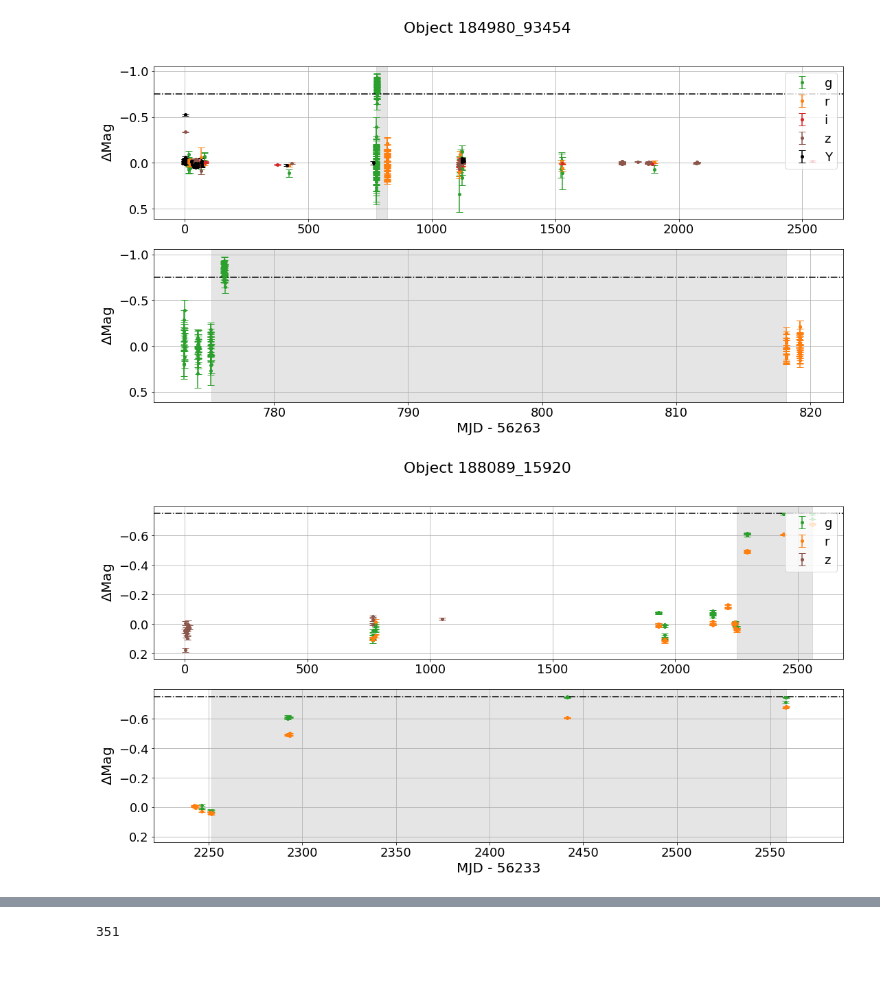
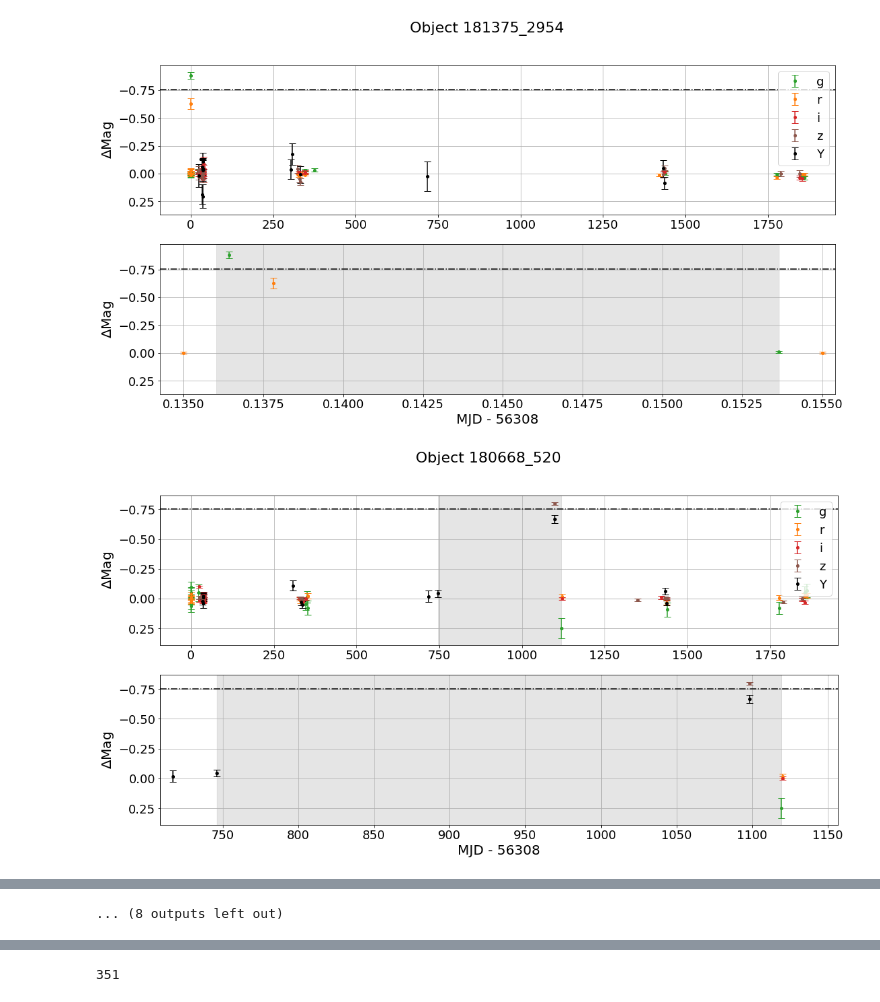
Before and after one commit to adriansh95/StringMicrolensing, a Jupyter notebook: analyze_nsc_lensing_candidates.ipynb, the cells around one changed output, grey strips where cells are left out. Drawn from its saved outputs; the diff is of its cells as text; code cells hidden in the pictures; blank space fills up the shorter version.

```diff
--- a/analyze_nsc_lensing_candidates.ipynb
+++ b/analyze_nsc_lensing_candidates.ipynb
@@ -14,13 +41,22 @@ fig_dir = "/dlusers/adriansh/work/analyses/plots/strings/"
+# %%
+results_df = datalab_utils.make_lensing_dataframe(background_df)
 # %%
-def foo(df):
+def count_samples(df):
     n_samples = len(df)
     n_baseline = df["cluster_label"].sum()
     n_bright = n_samples - n_baseline
     data = {"n_baseline": [n_baseline], "n_bright": [n_bright]}
     result = pd.DataFrame(data=data, index=[df.iloc[0, 0]])
     return result
+
+def is_multichromatic(s):
+    vals = Counter(s).values()
+    result = (len(vals) > 1) and ((np.array(list(vals)) > 1).all())
+    return result
-# %%
-lc_df = pd.read_parquet("/dlusers/adriansh/work/analyses/results/strings/temp/lensed_lightcurves_all.parquet")
-# lc_df = pd.concat([pd.read_parquet(f"/dlusers/adriansh/work/analyses/results/strings/temp/lensed_lightcurves_batch{i}.parquet").assign(batch=i)
-#                    for i in range(67)])
-results_df = pd.read_parquet("/dlusers/adriansh/work/analyses/results/strings/temp/results.parquet")
+# %%
+n_samples = background_df.groupby("objectid", group_keys=False).apply(count_samples)
+n_samples.index.name = "objectid"
+results_df = pd.concat([results_df, n_samples], axis=1)
+results_df = results_df.assign(achromatic=results_df["filters"].apply(lambda x: len(set(x)) > 1))
+results_df = results_df.assign(delta_t=lambda x: x["t_end"] - x["t_start"])
+results_df = results_df.assign(multiplicity_2=results_df["filters"].apply(is_multichromatic))
@@ -113,7 +196,7 @@ plt.close(fig)
 colors = np.array(["tab:blue", "tab:green", "tab:orange", "tab:red", "tab:brown", 'k'])
 filters = np.array(['u', 'g', 'r', 'i', 'z', 'Y'])
 
-for oid in many_bright_ids:
+for oid in achromatic_ids[:20]:
     fig, axes = plt.subplots(2, 1, figsize=(18, 9))
     row = results_df.loc[oid]
     ev_start, ev_end = row["t_start"], row["t_end"]
@@ -154,6 +237,6 @@ for oid in many_bright_ids:
     axes[1].set_xlim(t_lims)
     fig.suptitle(f"Object {oid}", fontsize=22)
     plt.show(fig)
-#     fig.savefig(f"{fig_dir}{oid}_lightcurve_baseline_subtracted.png")
+    fig.savefig(f"{fig_dir}{oid}_lightcurve_baseline_subtracted.png")
     plt.close(fig)
 # %% [output]
@@ -163,2 +246,2 @@ for oid in many_bright_ids:
-[figure, old version]
+[figure, new version]
-[figure, old version]
+[figure, new version]
@@ -165 +255,2 @@ for oid in many_bright_ids:
+... (8 outputs left out)
 # %%
```
Also changed, not shown: parts of 18 cells of this notebook, 2 other files.
